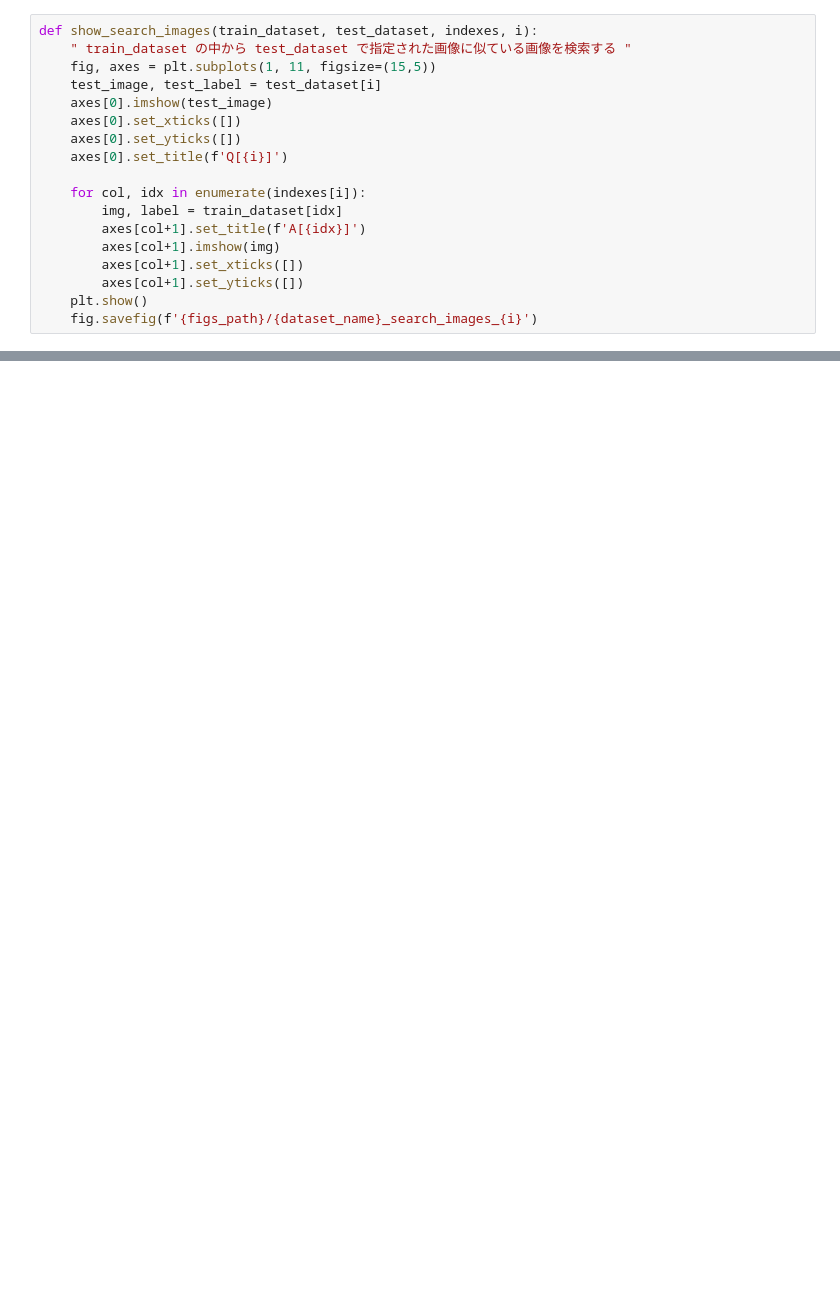
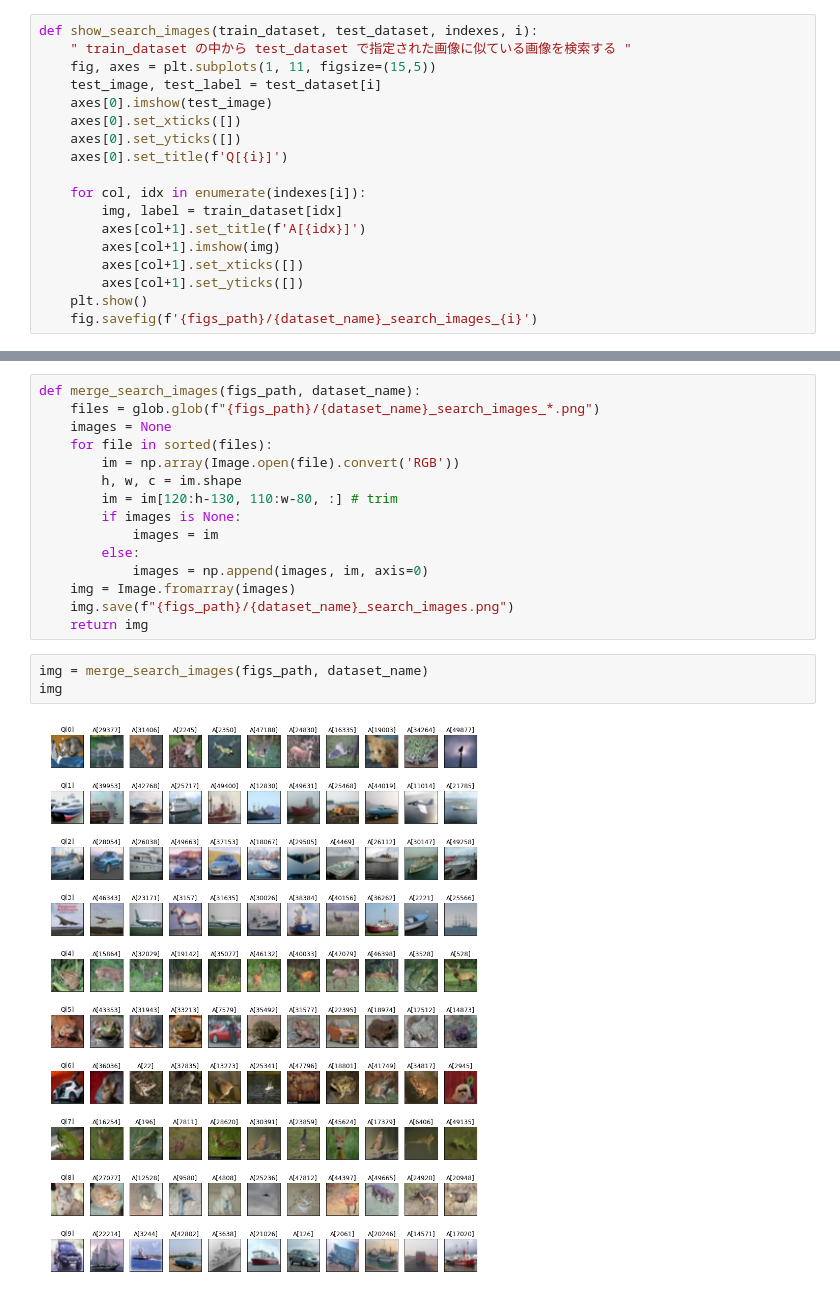
Before and after one commit to benymd/image_search, a Jupyter notebook: nbs/cifar10.ipynb, the cells around one changed output, grey strips where cells are left out. Saved outputs shown, nothing was run; the diff lists cells and outputs as text; blank space fills up the shorter version.

```diff
--- a/nbs/cifar10.ipynb
+++ b/nbs/cifar10.ipynb
@@ -589,0 +595,20 @@ for i in range(10):
+# %%
+def merge_search_images(figs_path, dataset_name):
+    files = glob.glob(f"{figs_path}/{dataset_name}_search_images_*.png")
+    images = None
+    for file in sorted(files):
+        im = np.array(Image.open(file).convert('RGB'))
+        h, w, c = im.shape
+        im = im[120:h-130, 110:w-80, :] # trim
+        if images is None:
+            images = im
+        else:
+            images = np.append(images, im, axis=0)
+    img = Image.fromarray(images)
+    img.save(f"{figs_path}/{dataset_name}_search_images.png")
+    return img
+# %%
+img = merge_search_images(figs_path, dataset_name)
+img
+# %% [output]
+[figure, added]
```
Also changed, not shown: parts of 38 cells of this notebook, 16 other files.
